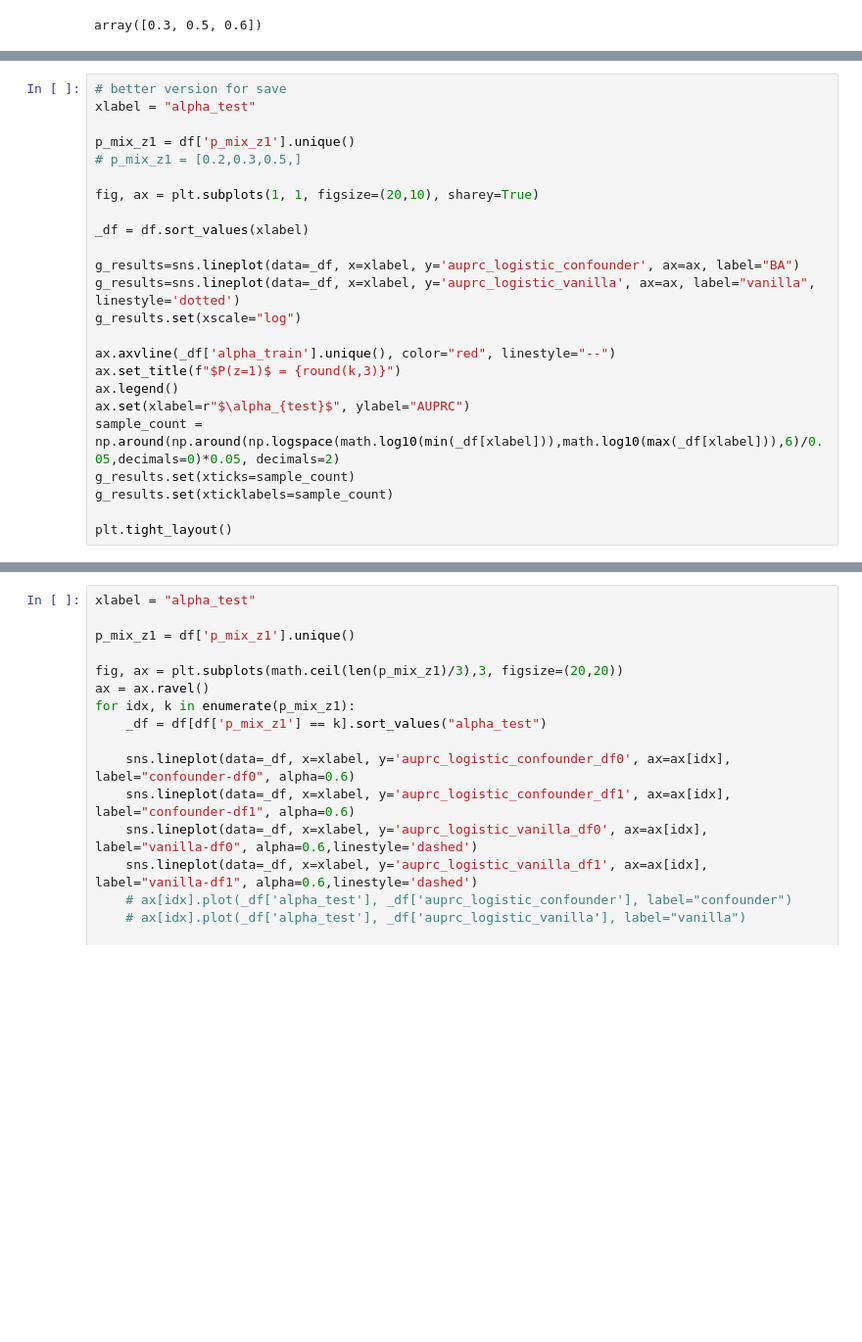
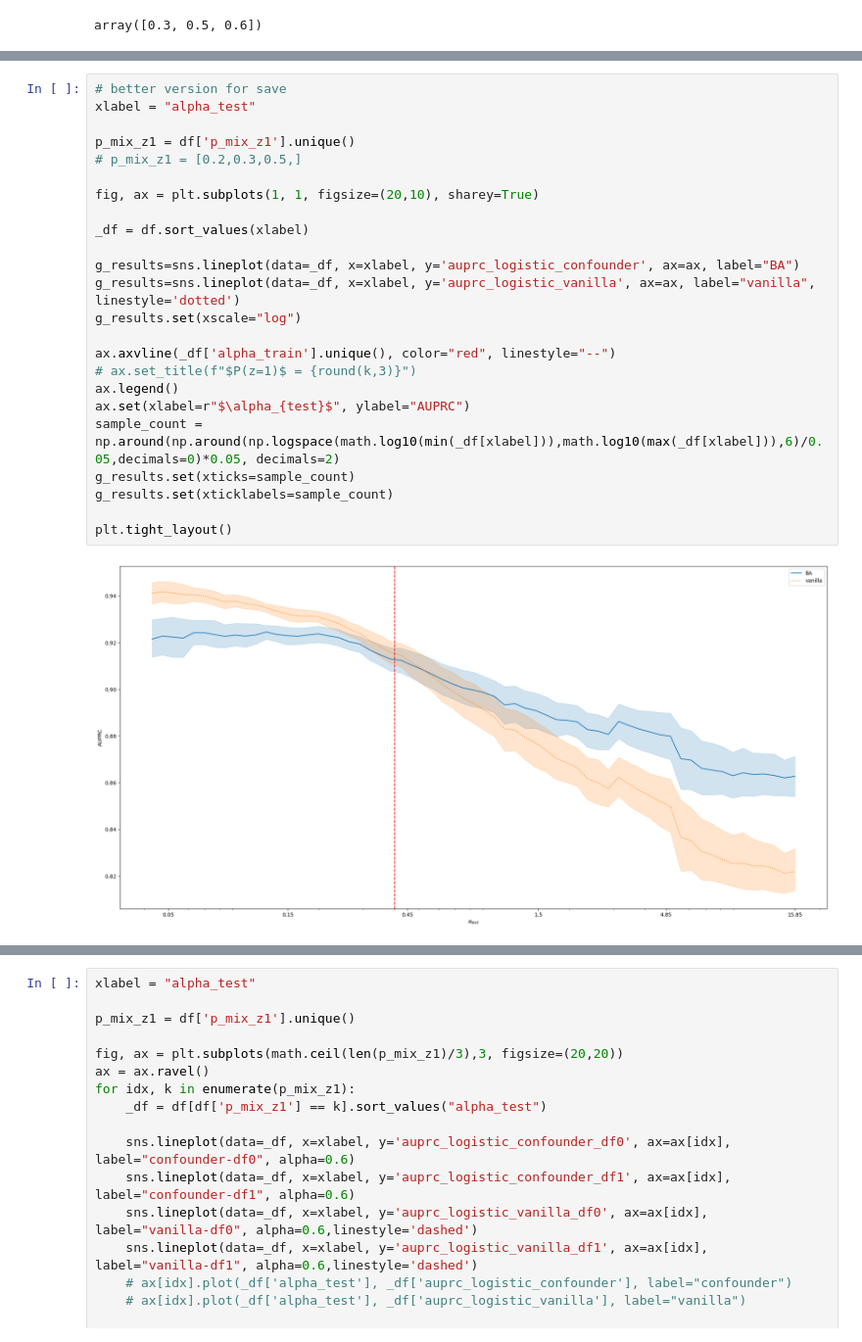
Before and after one commit to LinguisticAnomalies/DeconDTN, a Jupyter notebook: notebooks_xiruo/[test] Logistic Regression-Plot.ipynb, the cells around one changed output, grey strips where cells are left out. Shown at 98% size. Drawn from its saved outputs; the diff is of its cells as text; blank space fills up the shorter version.

```diff
--- a/notebooks_xiruo/[test] Logistic Regression-Plot.ipynb
+++ b/notebooks_xiruo/[test] Logistic Regression-Plot.ipynb
@@ -235,26 +242,28 @@ plt.tight_layout()
 # %%
 # better version for save
 xlabel = "alpha_test"
 
 p_mix_z1 = df['p_mix_z1'].unique()
 # p_mix_z1 = [0.2,0.3,0.5,]
 
 fig, ax = plt.subplots(1, 1, figsize=(20,10), sharey=True)
 
 _df = df.sort_values(xlabel)
 
 g_results=sns.lineplot(data=_df, x=xlabel, y='auprc_logistic_confounder', ax=ax, label="BA")
 g_results=sns.lineplot(data=_df, x=xlabel, y='auprc_logistic_vanilla', ax=ax, label="vanilla", linestyle='dotted')
 g_results.set(xscale="log")
 
 ax.axvline(_df['alpha_train'].unique(), color="red", linestyle="--")
-ax.set_title(f"$P(z=1)$ = {round(k,3)}")
+# ax.set_title(f"$P(z=1)$ = {round(k,3)}")
 ax.legend()
 ax.set(xlabel=r"$\alpha_{test}$", ylabel="AUPRC")
 sample_count = np.around(np.around(np.logspace(math.log10(min(_df[xlabel])),math.log10(max(_df[xlabel])),6)/0.05,decimals=0)*0.05, decimals=2)
 g_results.set(xticks=sample_count)
 g_results.set(xticklabels=sample_count)
 
 plt.tight_layout()
+# %% [output]
+[figure, added]
 # %%
 fname
```
Also changed, not shown: parts of 14 cells of this notebook, 6 other files.
